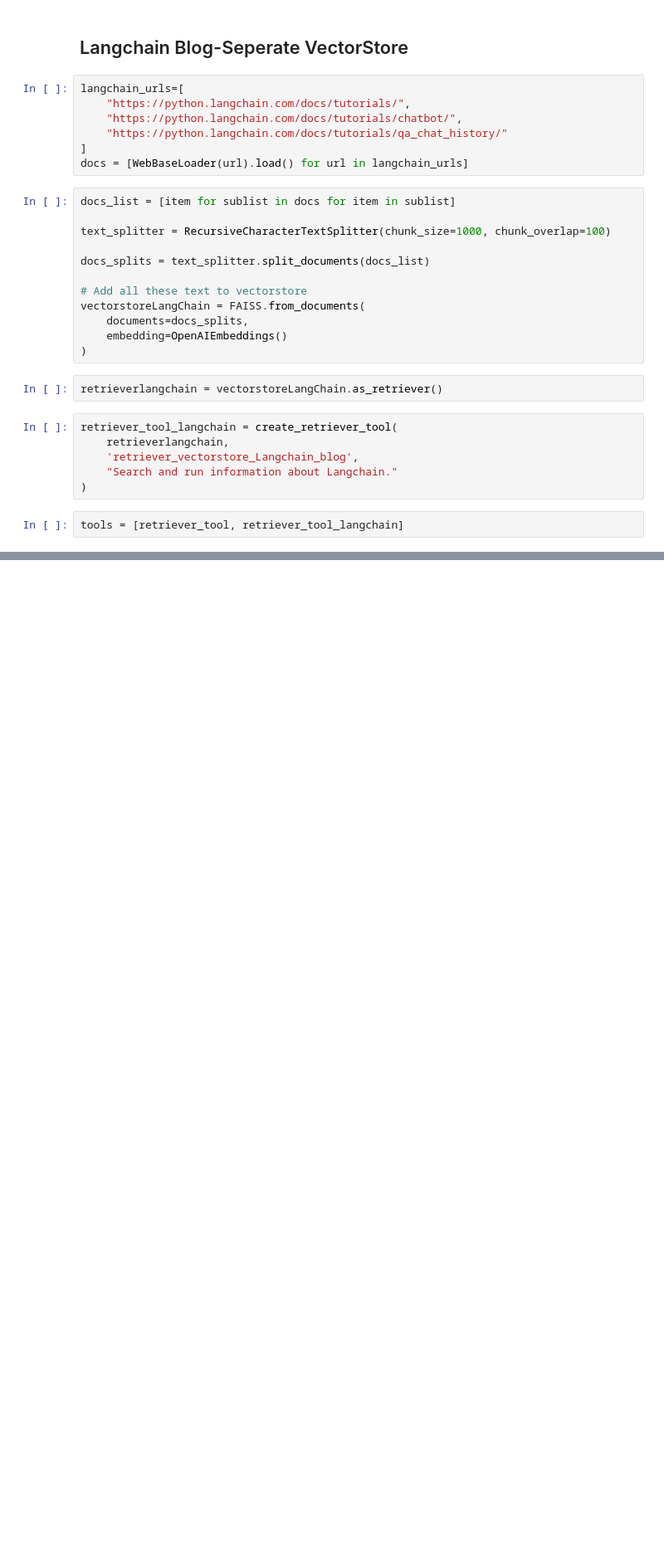
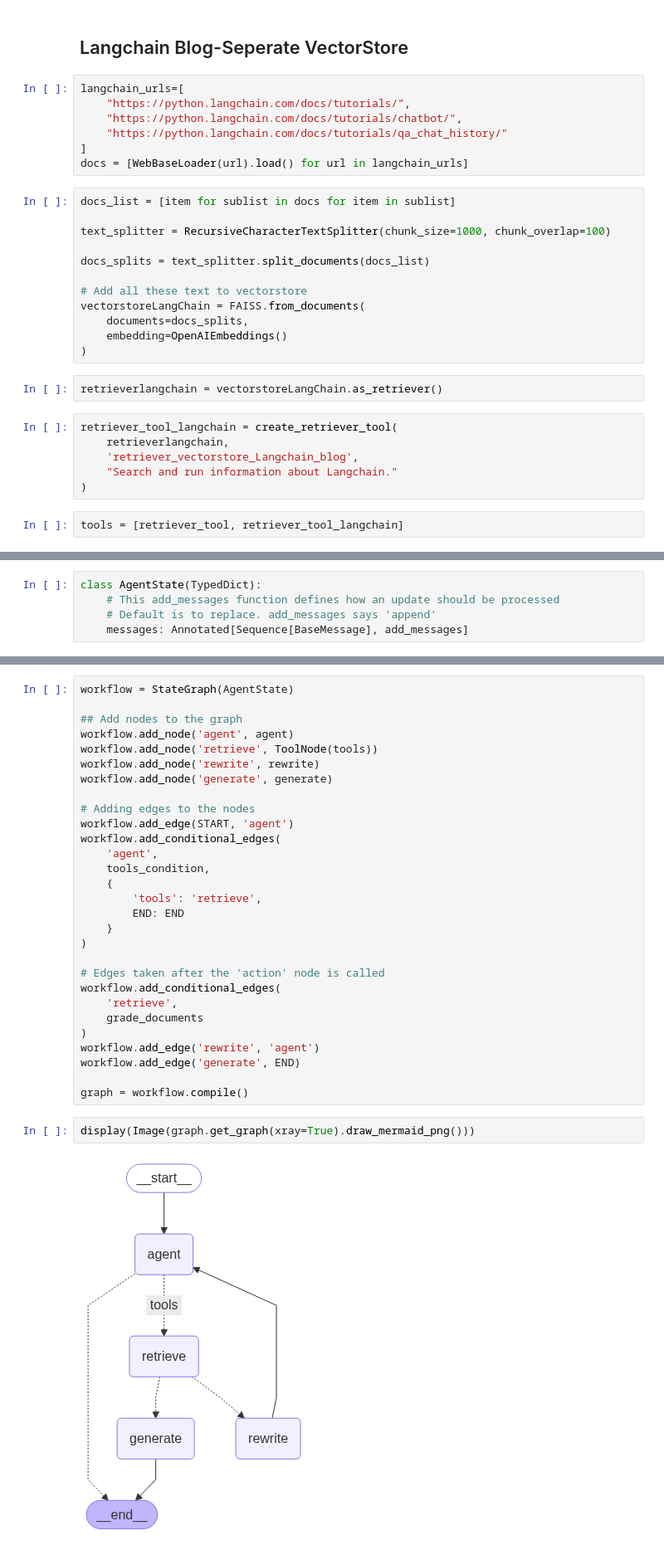
Before and after one commit to EngrHashim160/langgraph-experiments, a Jupyter notebook: RAGS/1-AgenticRAG.ipynb, the cells around one changed output, grey strips where cells are left out. Shown: that part at 83% size. Cells and saved outputs as stored; diff of their text form; blank space fills up the shorter version.

Commit message:
Agentic Langgraph Implemented

```diff
--- a/RAGS/1-AgenticRAG.ipynb
+++ b/RAGS/1-AgenticRAG.ipynb
@@ -91,0 +106,5 @@ tools = [retriever_tool, retriever_tool_langchain]
+# %%
+class AgentState(TypedDict):
+    # This add_messages function defines how an update should be processed
+    # Default is to replace. add_messages says 'append'
+    messages: Annotated[Sequence[BaseMessage], add_messages]
@@ -91,0 +277,33 @@ tools = [retriever_tool, retriever_tool_langchain]
+# %%
+workflow = StateGraph(AgentState)
+
+## Add nodes to the graph
+workflow.add_node('agent', agent)
+workflow.add_node('retrieve', ToolNode(tools))
+workflow.add_node('rewrite', rewrite)
+workflow.add_node('generate', generate)
+
+# Adding edges to the nodes
+workflow.add_edge(START, 'agent')
+workflow.add_conditional_edges(
+    'agent',
+    tools_condition,
+    {
+        'tools': 'retrieve',
+        END: END
+    }
+)
+
+# Edges taken after the 'action' node is called
+workflow.add_conditional_edges(
+    'retrieve',
+    grade_documents
+)
+workflow.add_edge('rewrite', 'agent')
+workflow.add_edge('generate', END)
+
+graph = workflow.compile()
+# %%
+display(Image(graph.get_graph(xray=True).draw_mermaid_png()))
+# %% [output]
+[figure, added]
```
Also changed, not shown: parts of 14 cells of this notebook.
